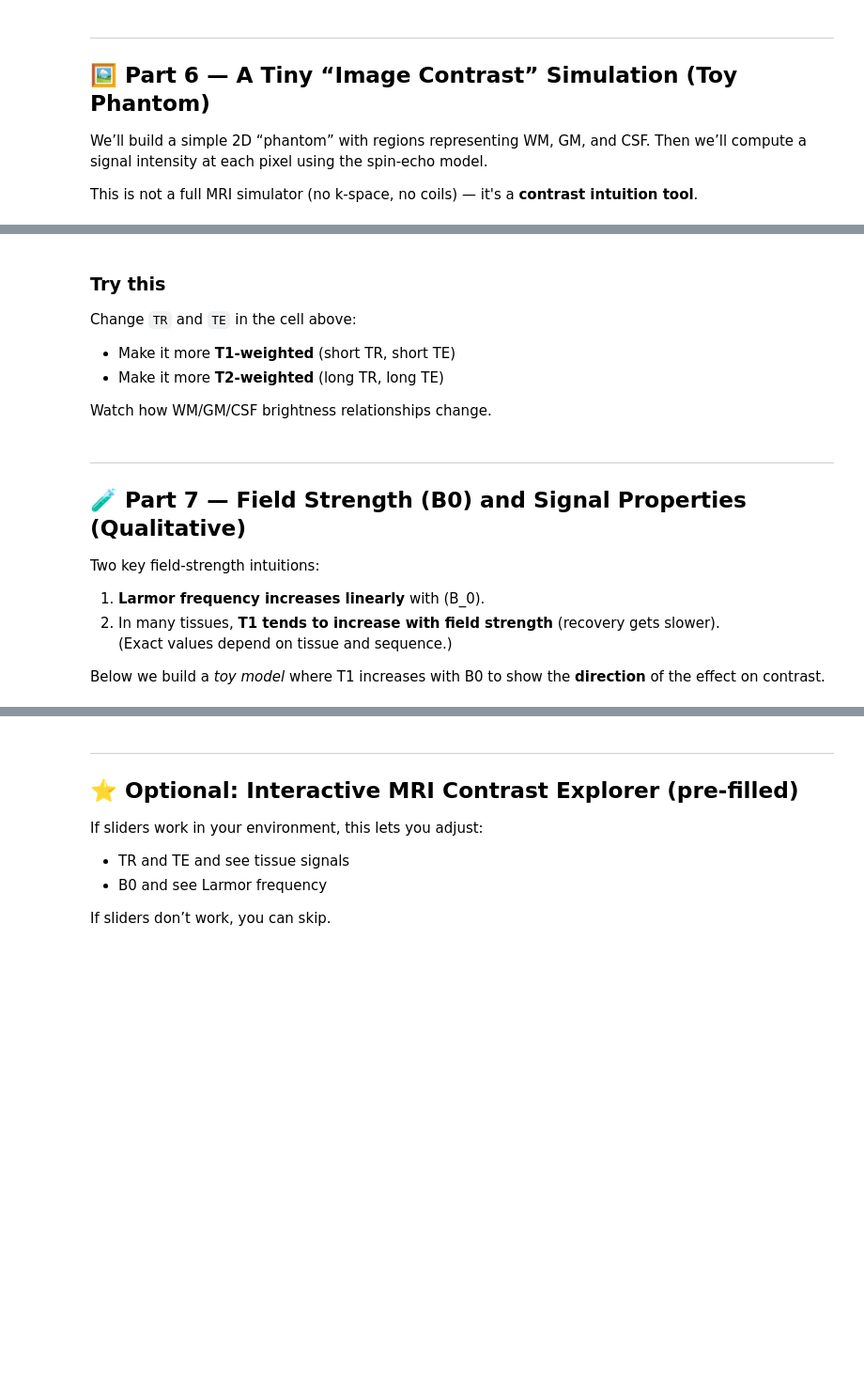
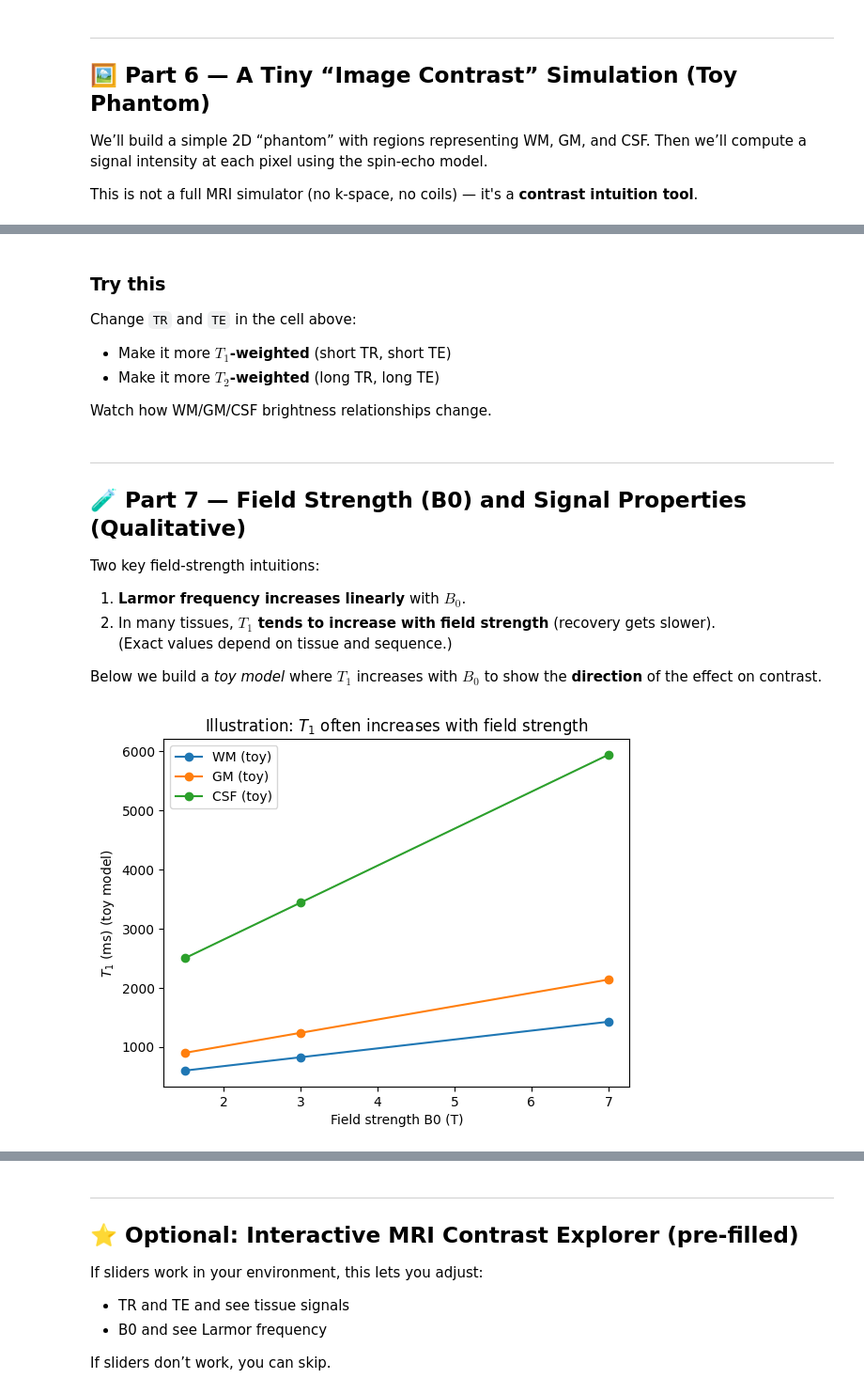
Before and after one commit to ResonanceImagingLab/MedBioPhysics_1stYear, a Jupyter notebook: Ch13_MRI.ipynb, the cells around one changed output, grey strips where cells are left out. Shown at 94% size. Cells and saved outputs as stored; diff of their text form; code cells hidden in the pictures; blank space fills up the shorter version.

```diff
--- a/Ch13_MRI.ipynb
+++ b/Ch13_MRI.ipynb
@@ -320,8 +330,8 @@ plt.show()
 # %% [markdown]
 ### Try this
 Change `TR` and `TE` in the cell above:
-- Make it more **T1-weighted** (short TR, short TE)
-- Make it more **T2-weighted** (long TR, long TE)
+- Make it more **$T_1$-weighted** (short TR, short TE)
+- Make it more **$T_2$-weighted** (long TR, long TE)
 
 Watch how WM/GM/CSF brightness relationships change.
 # %% [markdown]
@@ -330,29 +340,31 @@ Watch how WM/GM/CSF brightness relationships change.
 
 Two key field-strength intuitions:
 
-1) **Larmor frequency increases linearly** with \(B_0\).
-2) In many tissues, **T1 tends to increase with field strength** (recovery gets slower).
+1) **Larmor frequency increases linearly** with $B_0$.
+2) In many tissues, **$T_1$ tends to increase with field strength** (recovery gets slower).
    (Exact values depend on tissue and sequence.)
 
-Below we build a *toy model* where T1 increases with B0 to show the **direction** of the effect on contrast.
+Below we build a *toy model* where $T_1$ increases with $B_0$ to show the **direction** of the effect on contrast.
 # %%
 # Toy model: T1 increases with B0 (illustrative only)
 def toy_T1_at_B0(T1_at_1p5T, B0):
     # simple scaling; not a real law
     return T1_at_1p5T * (1 + 0.25*(B0-1.5))
 
 B0_values = np.array([1.5, 3.0, 7.0])
 T1_WM = [toy_T1_at_B0(600, b) for b in B0_values]
 T1_GM = [toy_T1_at_B0(900, b) for b in B0_values]
 T1_CSF = [toy_T1_at_B0(2500, b) for b in B0_values]
 
 plt.plot(B0_values, T1_WM, marker='o', label="WM (toy)")
 plt.plot(B0_values, T1_GM, marker='o', label="GM (toy)")
 plt.plot(B0_values, T1_CSF, marker='o', label="CSF (toy)")
 plt.xlabel("Field strength B0 (T)")
-plt.ylabel("T1 (ms) (toy model)")
-plt.title("Illustration: T1 often increases with field strength")
+plt.ylabel("$T_1$ (ms) (toy model)")
+plt.title("Illustration: $T_1$ often increases with field strength")
 plt.legend()
 plt.show()
+# %% [output]
+[figure, added]
 # %% [markdown]
 This is a **directional** demonstration: do not treat these numbers as precise.
```
Also changed, not shown: parts of 17 cells of this notebook, 2 other files.
